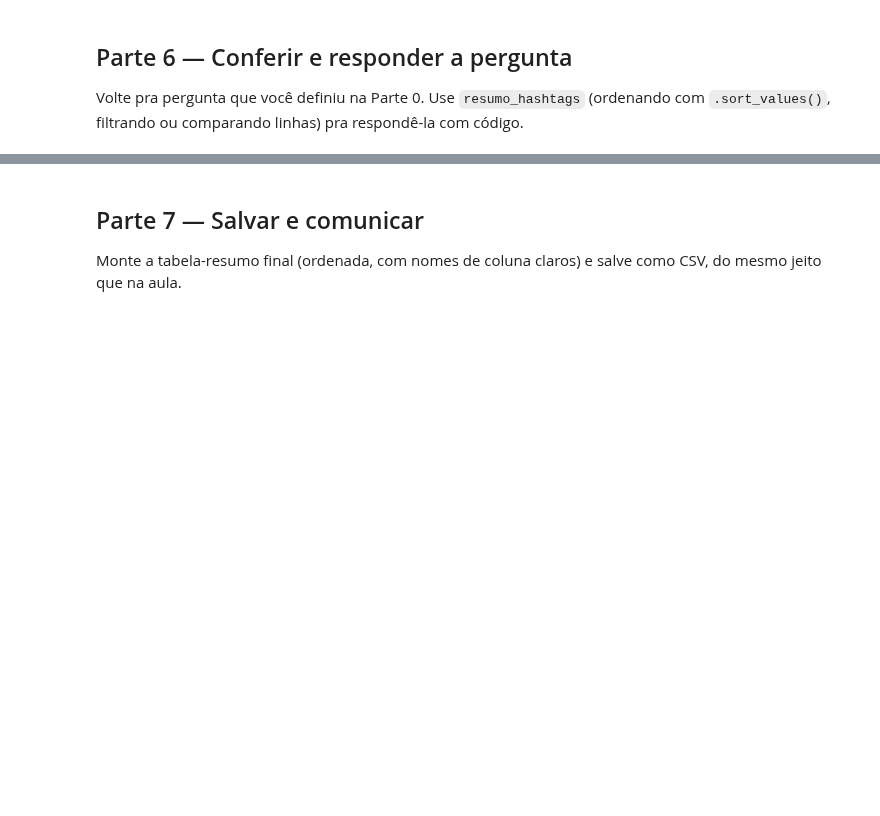
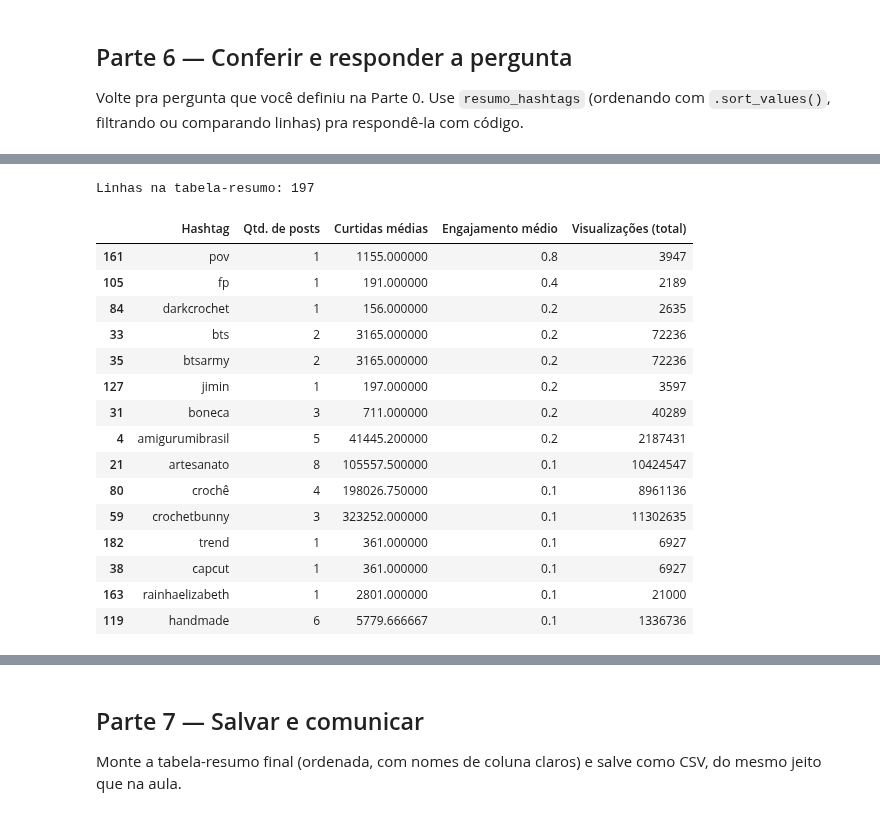
Before and after one commit to juliacereja/extracao-dados-trabalhos-juliacereja, a Jupyter notebook: projetos/05-metricas-exploracao/exercicios/exercicio-05-metricas-exploracao.ipynb, the cells around one changed output, grey strips where cells are left out. Cells and saved outputs as stored; diff of their text form; code cells hidden in the pictures; blank space fills up the shorter version.

```diff
--- a/projetos/05-metricas-exploracao/exercicios/exercicio-05-metricas-exploracao.ipynb
+++ b/projetos/05-metricas-exploracao/exercicios/exercicio-05-metricas-exploracao.ipynb
@@ -128,0 +252,35 @@ Volte pra pergunta que você definiu na Parte 0. Use `resumo_hashtags` (ordenand
+# %%
+# escreva aqui o código que responde à sua pergunta, usando resumo_hashtags
+
+tabela_final = resumo_hashtags.sort_values("engajamento_medio", ascending=False)  # ordena da hashtag com maior engajamento médio pra menor
+
+tabela_final = tabela_final.rename(columns={  # troca os nomes técnicos das colunas por nomes mais claros pra um relatório
+    "hashtags": "Hashtag",
+    "qtd_posts": "Qtd. de posts",
+    "curtidas_medias": "Curtidas médias",
+    "engajamento_medio": "Engajamento médio",
+    "plays_total": "Visualizações (total)",
+})
+
+tabela_final["Engajamento médio"] = (tabela_final["Engajamento médio"] * 100).round(1)  # converte a taxa (0.08) pra porcentagem (8.0), mais fácil de ler
+
+print(f"Linhas na tabela-resumo: {len(tabela_final)}")
+tabela_final.head(15)
+# %% [output]
+Linhas na tabela-resumo: 197
+|  | Hashtag | Qtd. de posts | Curtidas médias | Engajamento médio | Visualizações (total) |
+| 161 | pov | 1 | 1155.000000 | 0.8 | 3947 |
+| 105 | fp | 1 | 191.000000 | 0.4 | 2189 |
+| 84 | darkcrochet | 1 | 156.000000 | 0.2 | 2635 |
+| 33 | bts | 2 | 3165.000000 | 0.2 | 72236 |
+| 35 | btsarmy | 2 | 3165.000000 | 0.2 | 72236 |
+| 127 | jimin | 1 | 197.000000 | 0.2 | 3597 |
+| 31 | boneca | 3 | 711.000000 | 0.2 | 40289 |
+| 4 | amigurumibrasil | 5 | 41445.200000 | 0.2 | 2187431 |
+| 21 | artesanato | 8 | 105557.500000 | 0.1 | 10424547 |
+| 80 | crochê | 4 | 198026.750000 | 0.1 | 8961136 |
+| 59 | crochetbunny | 3 | 323252.000000 | 0.1 | 11302635 |
+| 182 | trend | 1 | 361.000000 | 0.1 | 6927 |
+| 38 | capcut | 1 | 361.000000 | 0.1 | 6927 |
+| 163 | rainhaelizabeth | 1 | 2801.000000 | 0.1 | 21000 |
+| 119 | handmade | 6 | 5779.666667 | 0.1 | 1336736 |
```
Also changed, not shown: parts of 18 cells of this notebook, 2 other files.
